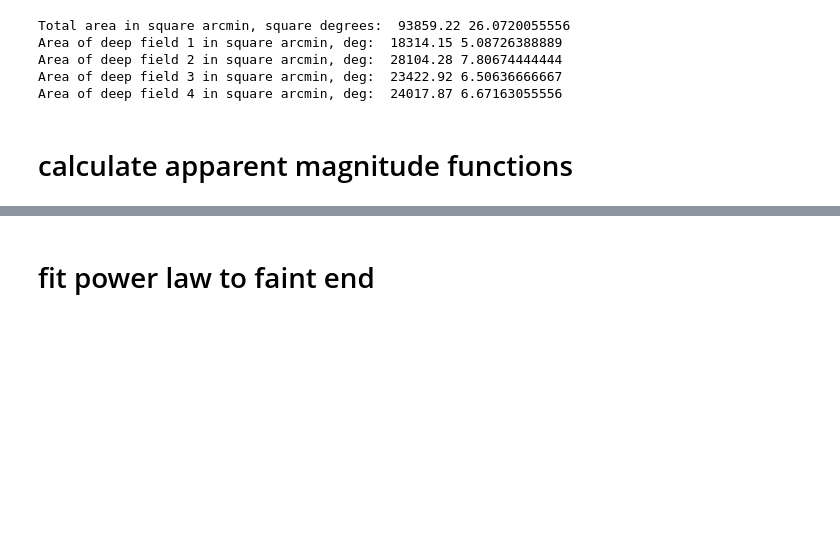
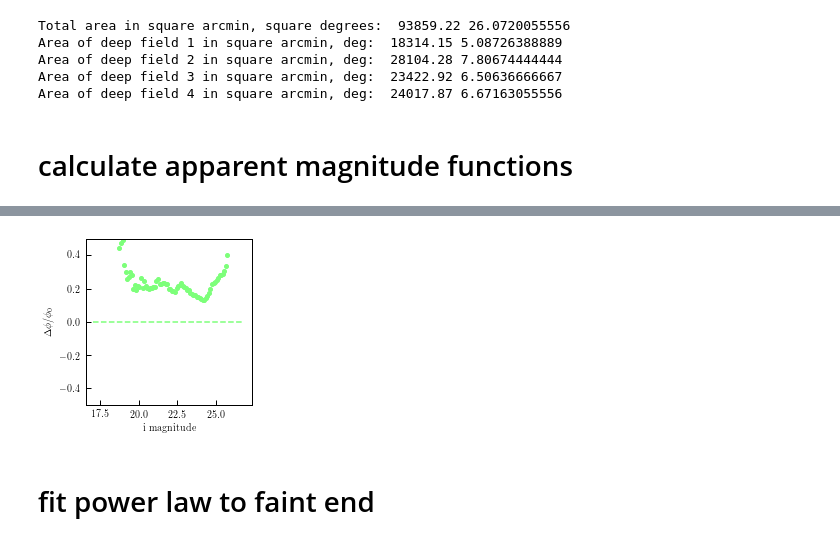
Before and after one commit to LSSTDESC/descqa, a Jupyter notebook: descqagen/app_mag_func_test/notebooks/HSC_app_mag_func.ipynb, the cells around one changed output, grey strips where cells are left out. Cells and saved outputs as stored; diff of their text form; code cells hidden in the pictures; blank space fills up the shorter version.

```diff
--- a/descqagen/app_mag_func_test/notebooks/HSC_app_mag_func.ipynb
+++ b/descqagen/app_mag_func_test/notebooks/HSC_app_mag_func.ipynb
@@ -309,3 +313,21 @@ fig.savefig('/Users/duncan/Desktop/i_band_dn_dmag.png',dpi=250)
+# %%
+#examine difference between Aihara+ 2017 and our measurement
+
+from scipy.interpolate import interp1d
+f = interp1d(x,np.log10(y),fill_value='extrapolate')
+err = (10**f(mag_bin_centers) - dn_dmag_i)/dn_dmag_i
+
+fig = plt.figure(figsize=(3.3,3.3))
+fig.subplots_adjust(left=0.2, right=0.9, bottom=0.2, top=0.9)
+plt.plot(mag_bin_centers, err*0.0, '--', color=colors[2])
+plt.plot(mag_bin_centers, err, 'o', color=colors[2], ms=4)
+plt.ylim([-0.5,0.5])
+plt.xlabel('i magnitude')
+plt.ylabel('$\Delta\phi/\phi_0$')
+
+fig.savefig('/Users/duncan/Desktop/err_plot.png', dpi=250)
+# %% [output]
+[figure, added]
 # %% [markdown]
 # fit power law to faint end
 # %%
```
Also changed, not shown: parts of 5 cells of this notebook.
